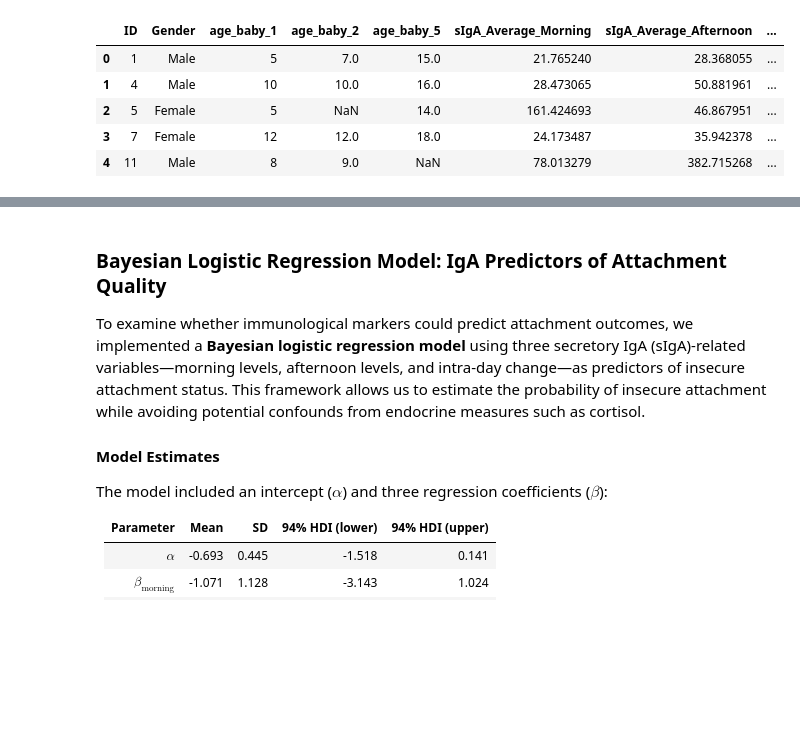
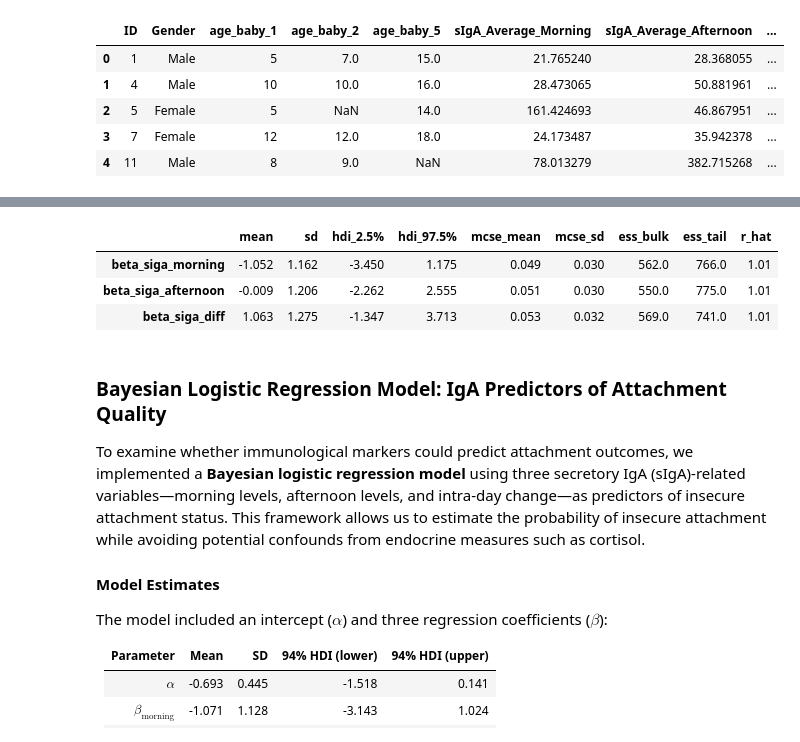
Before and after one commit to dMedinaO/IgA_attachment_analysis, a Jupyter notebook: inference_process/1_bayesian_analysis_IgA.ipynb, the cells around one changed output, grey strips where cells are left out. Drawn from its saved outputs; the diff is of its cells as text; code cells hidden in the pictures; blank space fills up the shorter version.

```diff
--- a/inference_process/1_bayesian_analysis_IgA.ipynb
+++ b/inference_process/1_bayesian_analysis_IgA.ipynb
@@ -115,3 +115,20 @@ array([<Axes: title={'center': '94.0% HDI'}>], dtype=object)
+# %%
+summary = az.summary(
+    trace,
+    var_names=["beta_siga_morning", "beta_siga_afternoon", "beta_siga_diff"],
+    hdi_prob=0.95,
+    stat_focus="mean",
+    round_to=None
+)
+summary["var_names"] = summary.index
+summary.to_csv("../data_for_figures/data_figure_E.csv", index=False)
+# %%
+summary
+# %% [output]
+|  | mean | sd | hdi_2.5% | hdi_97.5% | mcse_mean | mcse_sd | ess_bulk | ess_tail | r_hat |
+| beta_siga_morning | -1.052 | 1.162 | -3.450 | 1.175 | 0.049 | 0.030 | 562.0 | 766.0 | 1.01 |
+| beta_siga_afternoon | -0.009 | 1.206 | -2.262 | 2.555 | 0.051 | 0.030 | 550.0 | 775.0 | 1.01 |
+| beta_siga_diff | 1.063 | 1.275 | -1.347 | 3.713 | 0.053 | 0.032 | 569.0 | 741.0 | 1.01 |
 # %% [markdown]
 ### **Bayesian Logistic Regression Model: IgA Predictors of Attachment Quality**
 
```
Also changed, not shown: parts of 2 cells of this notebook, 14 other files.
